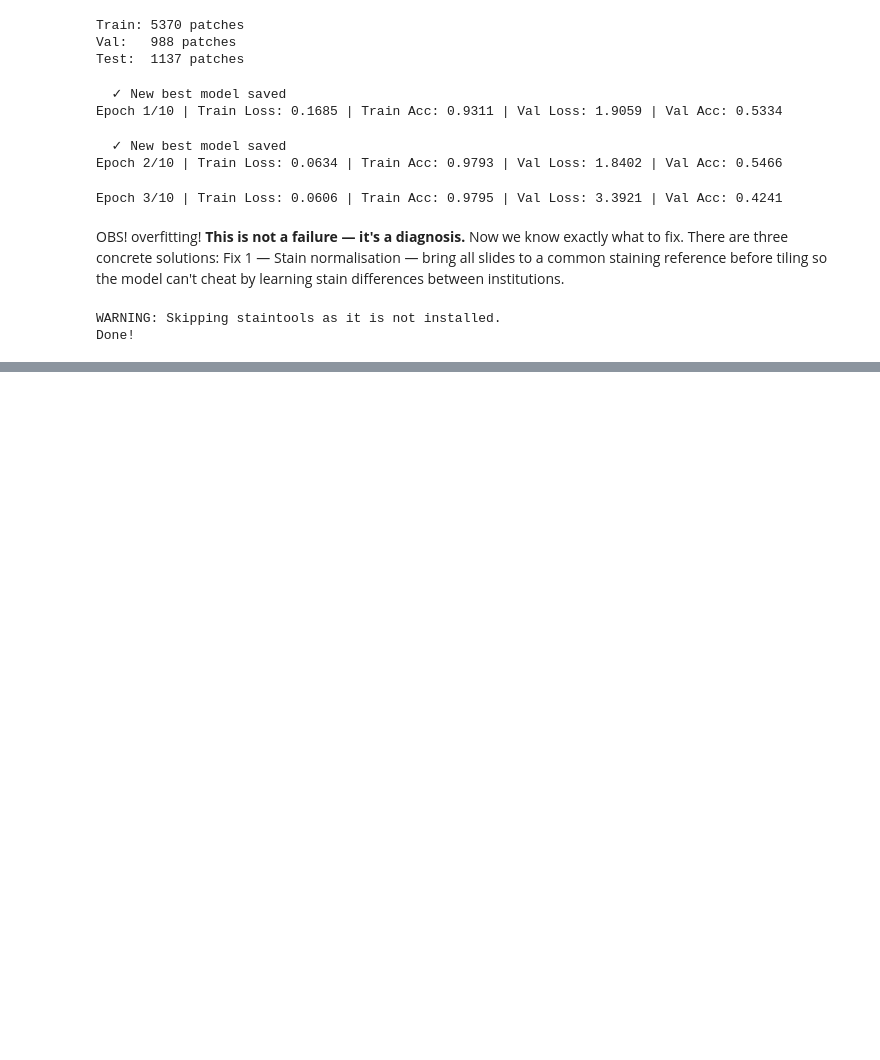
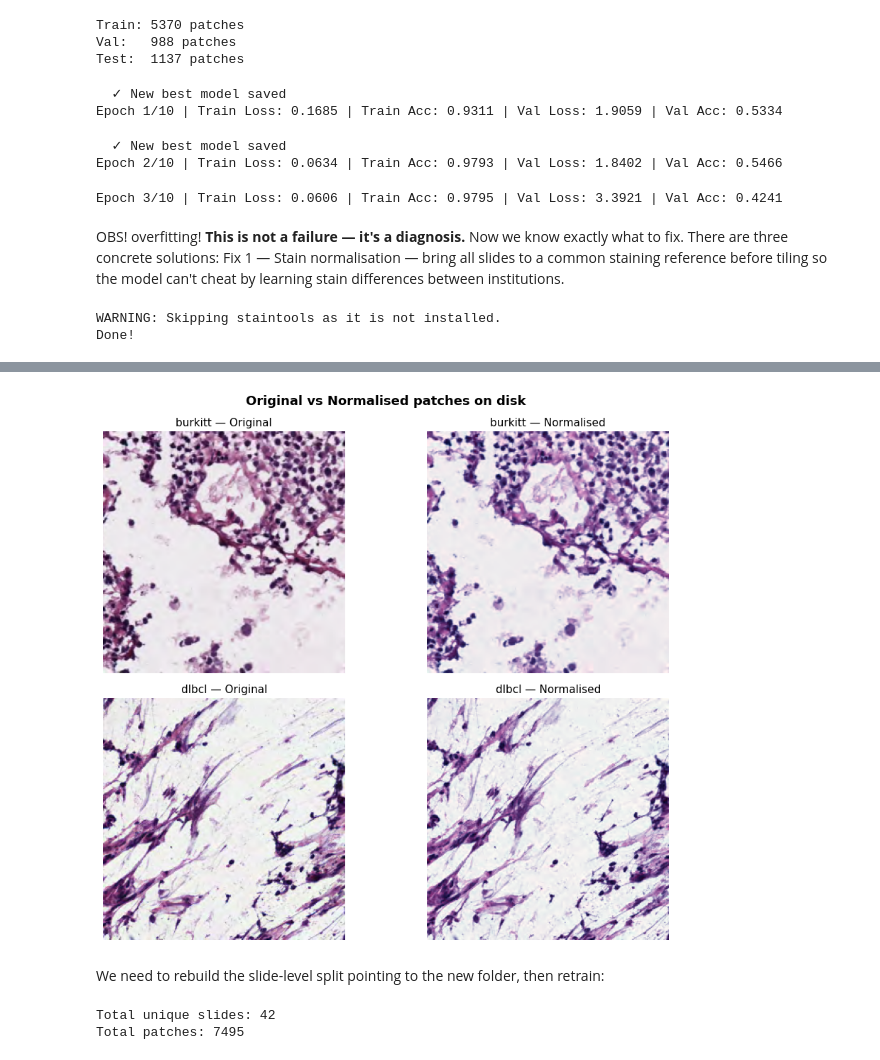
Before and after one commit to minabeigi2026-ship-it/LymphomaClassifier, a Jupyter notebook: Training.ipynb, the cells around one changed output, grey strips where cells are left out. Saved outputs shown, nothing was run; the diff lists cells and outputs as text; code cells hidden in the pictures; blank space fills up the shorter version.

```diff
--- a/Training.ipynb
+++ b/Training.ipynb
@@ -597,0 +674,20 @@ Normaliser fitted to: BLGSP-71-19-00105-01A-01-S1-HE.B8FA3D28-8F29-47F0-80AE-F3D
+# %%
+# Step 2 — Fit normaliser to reference patch
+# Important: use the same reference patch every time for consistency
+import torchstain
+from torchvision import transforms
+from PIL import Image
+
+to_tensor = transforms.Compose([
+    transforms.ToTensor(),
+    transforms.Lambda(lambda x: x * 255)
+])
+
+# Use a clean well-stained burkitt patch as reference
+reference_path = train_samples[0][0]
+reference_image = Image.open(reference_path).convert("RGB")
+reference_tensor = to_tensor(reference_image)
+
+normalizer = torchstain.normalizers.MacenkoNormalizer(backend="torch")
+normalizer.fit(reference_tensor)
+print(f"Normaliser fitted to: {os.path.basename(reference_path)}")
@@ -597,0 +774,57 @@ Normaliser fitted to: BLGSP-71-19-00105-01A-01-S1-HE.B8FA3D28-8F29-47F0-80AE-F3D
+# %%
+# Step 4 — Visual sanity check — compare original vs normalised side by side
+fig, axes = plt.subplots(2, 2, figsize=(10, 8))
+
+for row, label in enumerate(["burkitt", "dlbcl"]):
+    src_dir = os.path.join(BASE_DIR, "patches", label)
+    dst_dir = os.path.join(NORM_PATCH_DIR, label)
+
+    # Pick first patch from each class
+    fname = [f for f in os.listdir(src_dir) if f.endswith(".png")][0]
+
+    original = Image.open(os.path.join(src_dir, fname)).convert("RGB")
+    normalised = Image.open(os.path.join(dst_dir, fname)).convert("RGB")
+
+    axes[row, 0].imshow(original)
+    axes[row, 0].set_title(f"{label} — Original", fontsize=11)
+    axes[row, 0].axis("off")
+
+    axes[row, 1].imshow(normalised)
+    axes[row, 1].set_title(f"{label} — Normalised", fontsize=11)
+    axes[row, 1].axis("off")
+
+plt.suptitle("Original vs Normalised patches on disk", fontsize=13, fontweight="bold")
+plt.tight_layout()
+plt.show()
+# %% [output]
+[figure, added]
+# %% [markdown]
+We need to rebuild the slide-level split pointing to the new folder, then retrain:
+# %%
+# Step 5 — Rebuild slide-to-patches mapping using normalised patches
+from collections import defaultdict
+
+NORM_PATCH_DIR = f"{BASE_DIR}/patches_normalised"
+
+def get_slide_id(fname):
+    name = fname.replace(".png", "")
+    parts = name.split("_")
+    return "_".join(parts[:-2])
+
+# Rebuild mapping from normalised patch folder
+slide_to_patches_norm = defaultdict(list)
+
+label_map = {"burkitt": 0, "dlbcl": 1}
+for label_name, label_idx in label_map.items():
+    folder = os.path.join(NORM_PATCH_DIR, label_name)
+    for fname in os.listdir(folder):
+        if fname.endswith(".png"):
+            slide_id = get_slide_id(fname)
+            patch_path = os.path.join(folder, fname)
+            slide_to_patches_norm[slide_id].append((patch_path, label_idx))
+
+print(f"Total unique slides: {len(slide_to_patches_norm)}")
+print(f"Total patches: {sum(len(v) for v in slide_to_patches_norm.values())}")
+# %% [output]
+Total unique slides: 42
+Total patches: 7495
```
Also changed, not shown: parts of 13 cells of this notebook.
